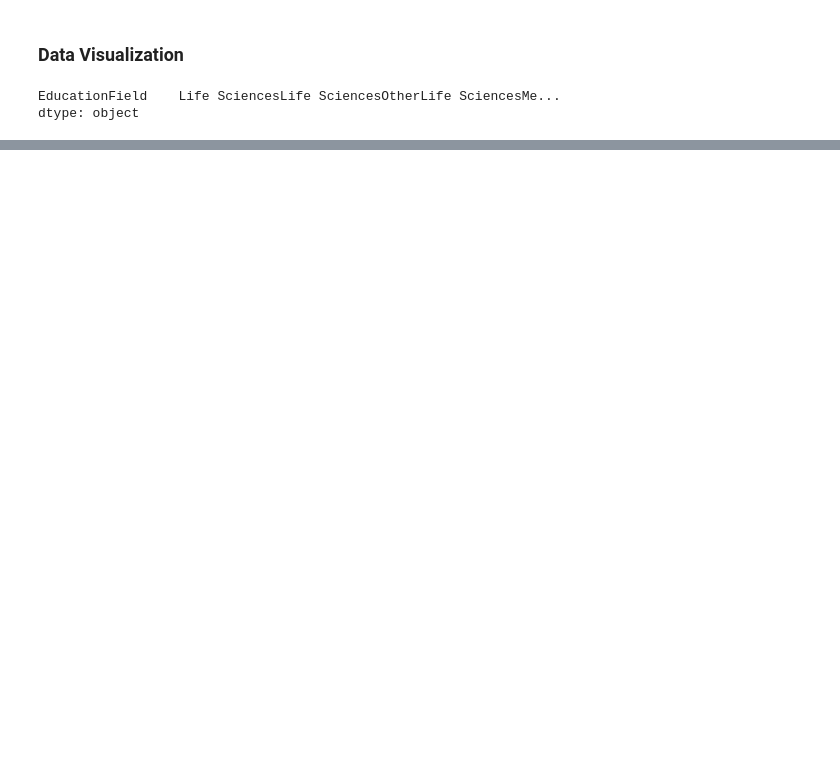
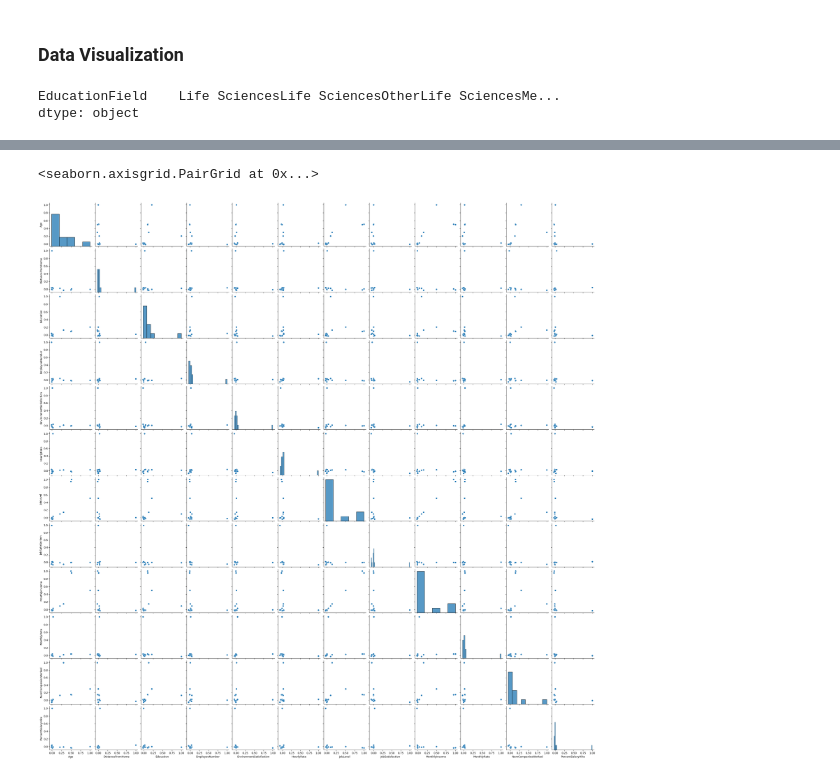
Before and after one commit to Kyl67899/Meriskill_Data_Analysis_intern, a Jupyter notebook: HR/hr.ipynb, the cells around one changed output, grey strips where cells are left out. Saved outputs shown, nothing was run; the diff lists cells and outputs as text; code cells hidden in the pictures; blank space fills up the shorter version.

```diff
--- a/HR/hr.ipynb
+++ b/HR/hr.ipynb
@@ -176,2 +233,6 @@ sns.barplot(data=dataset)
 # %%
 # Plot a correlation map for all numeric variables
+x = dataset[["Age", "DistanceFromHome", "Education", "EmployeeNumber", "EnvironmentSatisfaction", "HourlyRate",
+             "JobLevel", "JobSatisfaction", "MonthlyIncome", "MonthlyRate", "NumCompaniesWorked", "PercentSalaryHike"
+            ]].corr()
+x
@@ -178 +253,6 @@ sns.barplot(data=dataset)
+# %%
+sns.pairplot(x)
+# %% [output]
+<seaborn.axisgrid.PairGrid at 0x...>
+[figure, added]
 # %%
```
Also changed, not shown: parts of 14 cells of this notebook, 1 other file.
